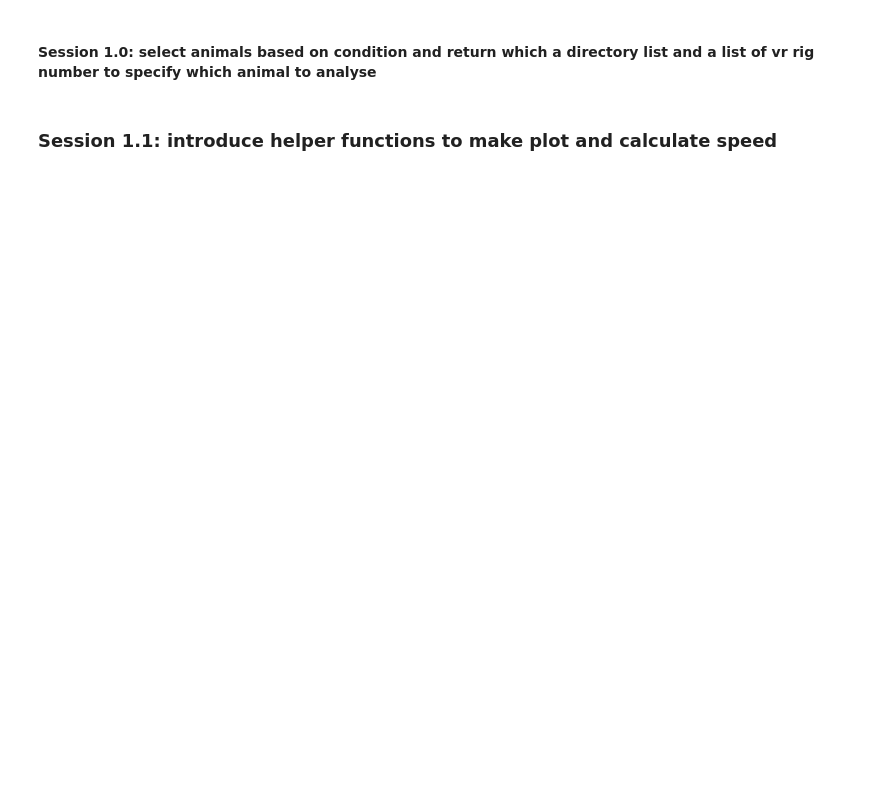
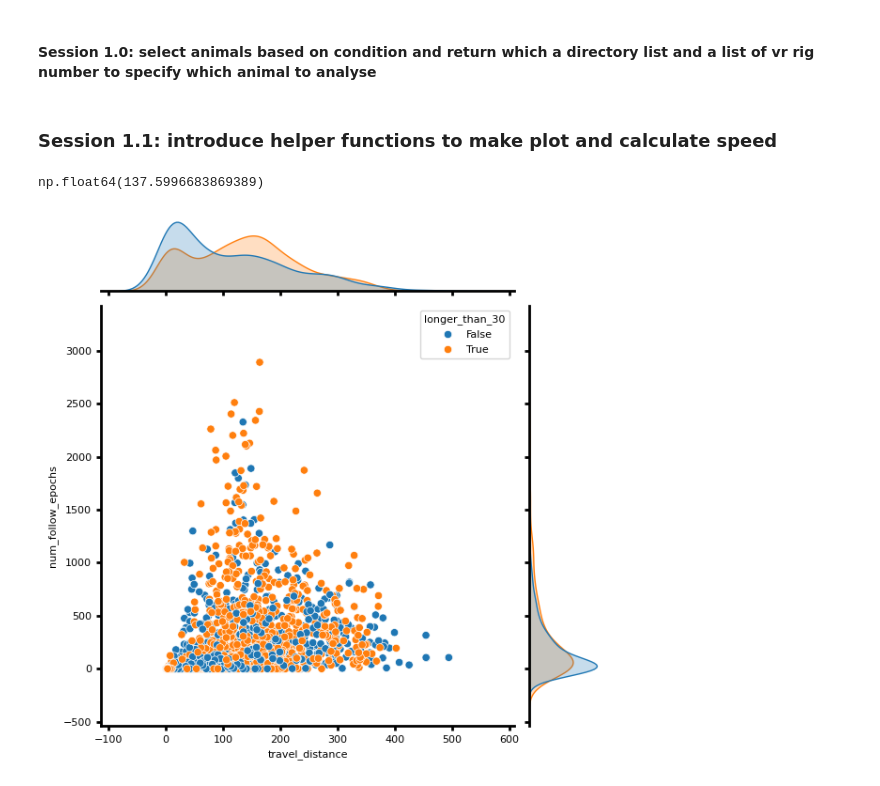
Before and after one commit to chiyu1203/UnityDataAnalysis, a Jupyter notebook: preference_analysis.ipynb, the cells around one changed output. Cells and saved outputs as stored; diff of their text form; code cells hidden in the pictures; blank space fills up the shorter version.

Commit message:
start to plot deg60 dataset and add VR number to be the matrics in the panda dataframe for further analysis

```diff
--- a/preference_analysis.ipynb
+++ b/preference_analysis.ipynb
@@ -153,6 +153,7 @@ for this_dir,this_vr,this_no_food in zip(dir_list,vr_no,no_food):
         pass
     relative_pos_all_animals.append(relative_pos)
     trial_evaluation=pd.concat(trial_evaluation_list)
+    trial_evaluation.insert(0, 'VR',np.repeat(this_vr,trial_evaluation.shape[0]))
     trial_evaluation.insert(0, 'no_food_hour',np.repeat(this_no_food,trial_evaluation.shape[0]))
     trial_evaluation.insert(0, 'animal_id',np.repeat(animal_id,trial_evaluation.shape[0]))
     trial_evaluation_across_animals.append(trial_evaluation)
@@ -160,6 +161,7 @@ for this_dir,this_vr,this_no_food in zip(dir_list,vr_no,no_food):
     raster_across_animals.append(raster_pd)
     animal_id=animal_id+1
 analysis_methods['largest_unfilled_gap']= largest_unfilled_gap
+plt.show()
 # %%
 ## calculating the relative distance between the focal animal and other agents in every frame
 relative_pos_all_pd=pd.concat(relative_pos_all_animals,ignore_index=True)
@@ -395,0 +406,17 @@ plot_preference_index(left_right_preference_across_animals,exp_con_preference_ac
+# %%
+all_evaluation=pd.concat(trial_evaluation_across_animals)
+# %%
+print(all_evaluation.loc[all_evaluation['no_food_hour']>30,'travel_distance'].mean())
+print(all_evaluation.loc[all_evaluation['no_food_hour']>30,'travel_distance'].std())
+print(all_evaluation.loc[all_evaluation['no_food_hour']<30,'travel_distance'].mean())
+print(all_evaluation.loc[all_evaluation['no_food_hour']<30,'travel_distance'].std())
+# %% [output]
+np.float64(137.5996683869389)
+# %%
+all_evaluation['longer_than_30']=all_evaluation['no_food_hour']>30
+# %%
+sns.jointplot(data=all_evaluation, x="travel_distance", y="num_follow_epochs", hue="longer_than_30")
+#sns.jointplot(data=all_evaluation, x="travel_distance", y="no_food_hour")
+plt.show()
+# %% [output]
+[figure, added]
```
Also changed, not shown: parts of 6 cells of this notebook, 2 other files.
